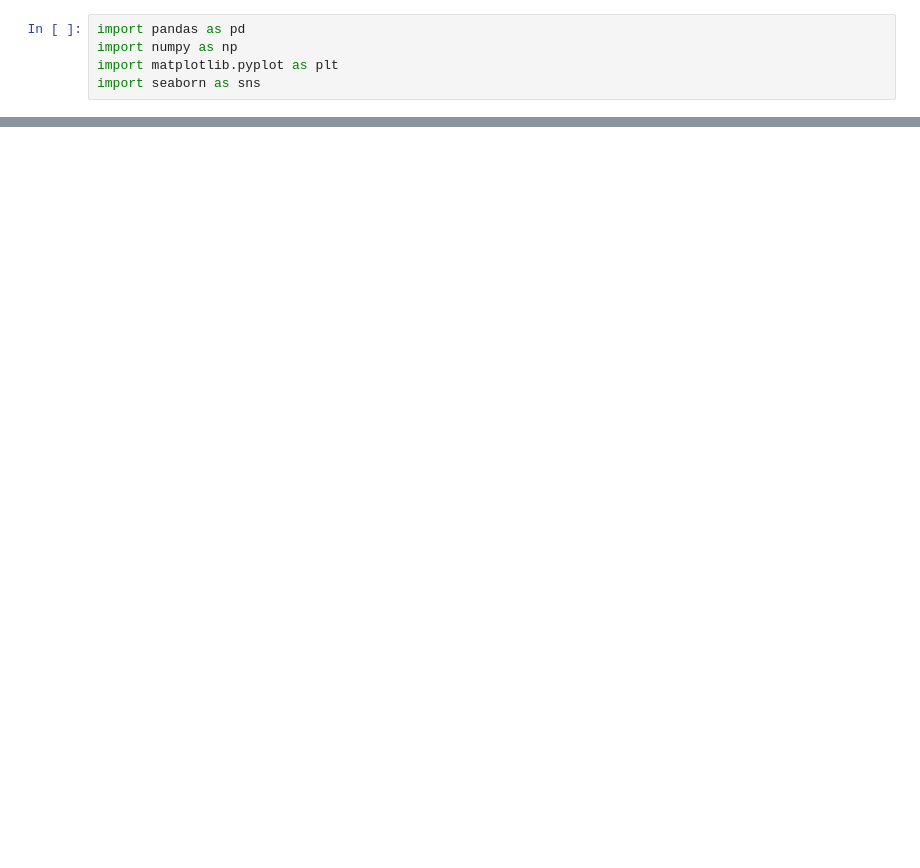
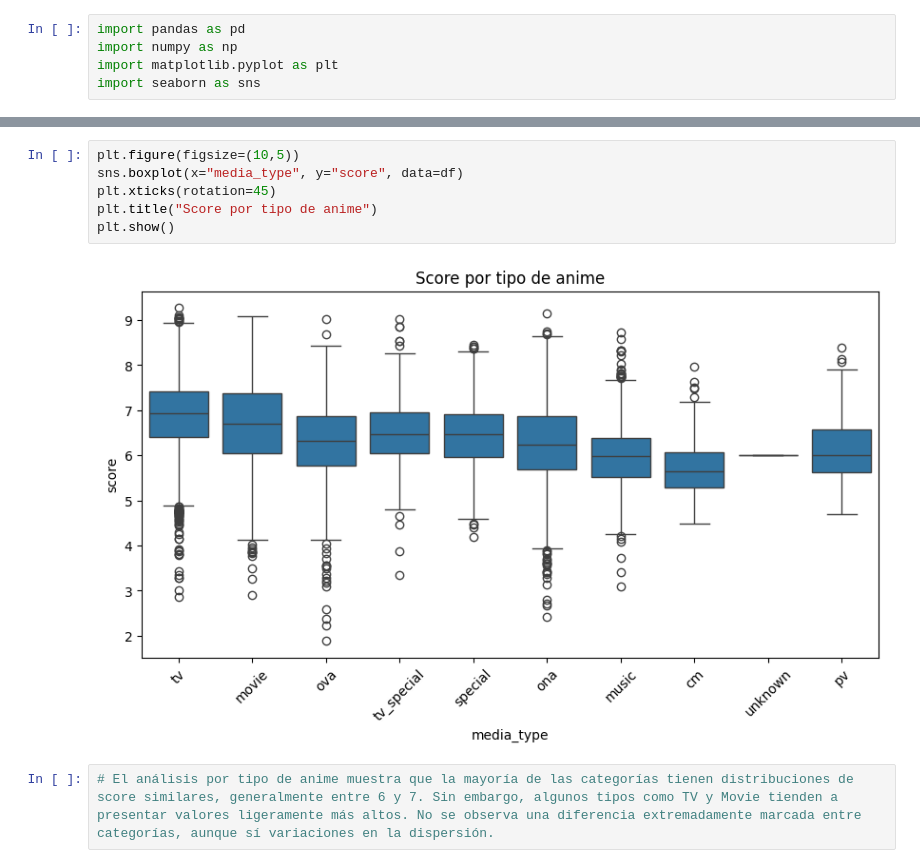
Before and after one commit to futabarentarou/Anime-final-project, a Jupyter notebook: data/Finalproject.ipynb, the cells around one changed output, grey strips where cells are left out. Saved outputs shown, nothing was run; the diff lists cells and outputs as text; blank space fills up the shorter version.

```diff
--- a/data/Finalproject.ipynb
+++ b/data/Finalproject.ipynb
@@ -226,0 +220,10 @@ GradientBoostingRegressor(random_state=42)
+# %%
+plt.figure(figsize=(10,5))
+sns.boxplot(x="media_type", y="score", data=df)
+plt.xticks(rotation=45)
+plt.title("Score por tipo de anime")
+plt.show()
+# %% [output]
+[figure, added]
+# %%
+# El análisis por tipo de anime muestra que la mayoría de las categorías tienen distribuciones de score similares, generalmente entre 6 y 7. Sin embargo, algunos tipos como TV y Movie tienden a presentar valores ligeramente más altos. No se observa una diferencia extremadamente marcada entre categorías, aunque sí variaciones en la dispersión.
```
Also changed, not shown: parts of 48 cells of this notebook, 1 other file.
